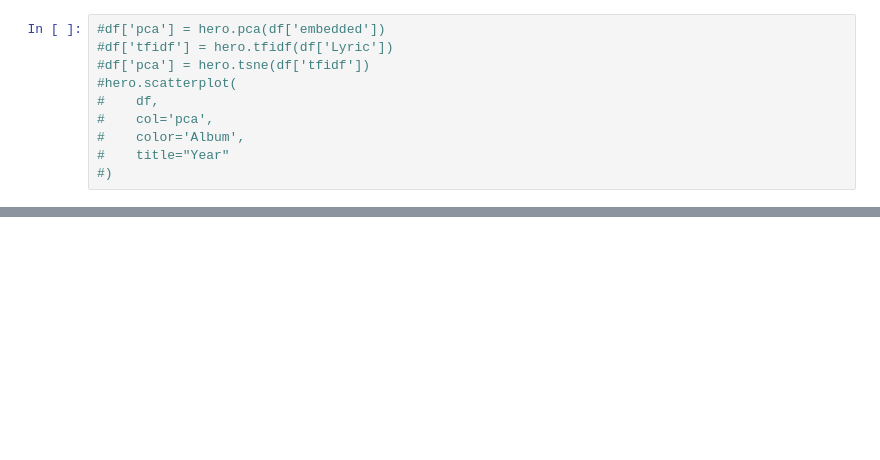
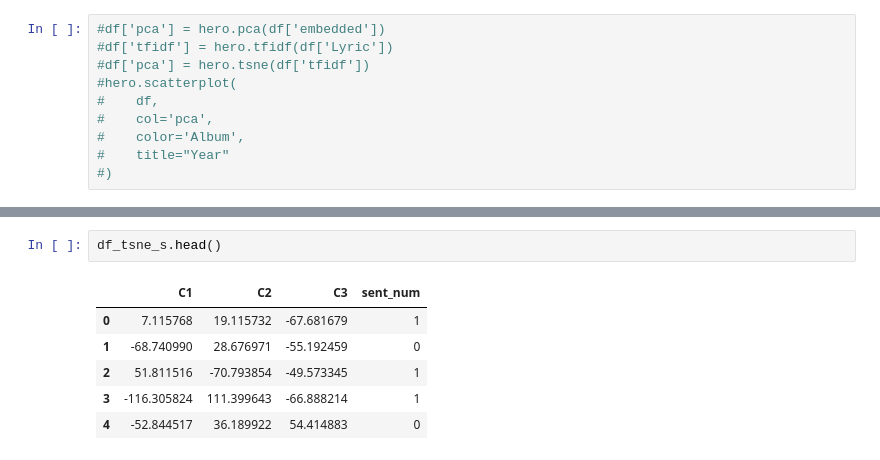
Before and after one commit to mk2510/SongRecommendationChatBot, a Jupyter notebook: analysis/embedding_plot.ipynb, the cells around one changed output, grey strips where cells are left out. Drawn from its saved outputs; the diff is of its cells as text; blank space fills up the shorter version.

```diff
--- a/analysis/embedding_plot.ipynb
+++ b/analysis/embedding_plot.ipynb
@@ -100,0 +209,9 @@ hero.scatterplot(
+# %%
+df_tsne_s.head()
+# %% [output]
+|  | C1 | C2 | C3 | sent_num |
+| 0 | 7.115768 | 19.115732 | -67.681679 | 1 |
+| 1 | -68.740990 | 28.676971 | -55.192459 | 0 |
+| 2 | 51.811516 | -70.793854 | -49.573345 | 1 |
+| 3 | -116.305824 | 111.399643 | -66.888214 | 1 |
+| 4 | -52.844517 | 36.189922 | 54.414883 | 0 |
```
Also changed, not shown: parts of 24 cells of this notebook.
